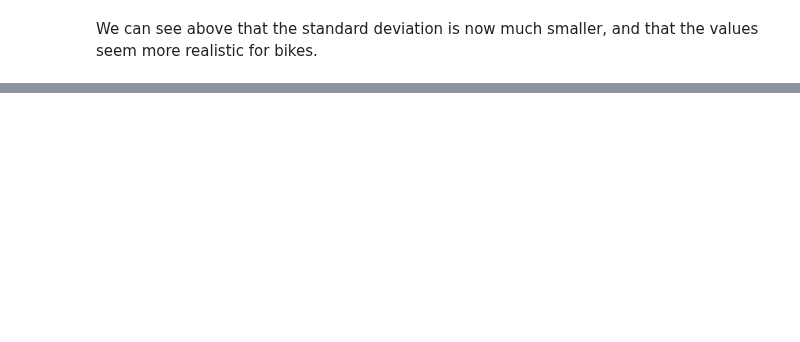
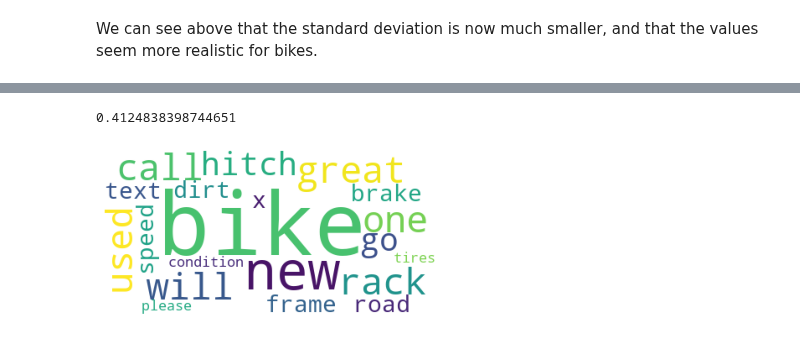
Before and after one commit to noeht/Data-Analytics---BEstimate, a Jupyter notebook: craigslist_preprocessing.ipynb, the cells around one changed output, grey strips where cells are left out. Drawn from its saved outputs; the diff is of its cells as text; code cells hidden in the pictures; blank space fills up the shorter version.

```diff
--- a/craigslist_preprocessing.ipynb
+++ b/craigslist_preprocessing.ipynb
@@ -906,0 +951,14 @@ We can see above that the standard deviation is now much smaller, and that the v
+# %%
+#Set parameters
+num_topics = 3 #The number of topics that should be generated
+passes = 10
+
+lda = LdaModel(corpus,
+              id2word=dictionary,
+              num_topics=num_topics,
+              passes=passes)
+
+pp = pprint.PrettyPrinter(indent=4)
+pp.pprint(lda.print_topics(num_words=8))
+
+lda.show_topic(2)
@@ -906,0 +985,53 @@ We can see above that the standard deviation is now much smaller, and that the v
+# %%
+lda_corpus = lda[corpus]
+
+# Find the threshold, let's set the threshold to be 1/#clusters,
+# To prove that the threshold is sane, we average the sum of all probabilities:
+scores = list(chain(*[[score for topic_id,score in topic] \
+                      for topic in [doc for doc in lda_corpus]]))
+threshold = sum(scores)/len(scores)
+print(threshold)
+index_cluster1=[]
+index_cluster2=[]
+index_cluster3=[]
+counter = -1
+for i,j in zip(lda_corpus,bike_desc_list):
+    counter+=1
+    for size in range(len(i)):
+        if i[size][1] > threshold:
+            if i[size][0] == 0:
+                index_cluster1.append(counter)
+            elif i[size][0] == 1:
+                index_cluster2.append(counter)
+            elif i[size][0] == 2:
+                index_cluster3.append(counter)
+# %% [output]
+0.4124838398744651
+# %%
+#We create word clouds to know which cluster corresponds to which topics
+
+def draw_wordcloud(lda,topicnum,min_size=0,STOPWORDS=[]):
+    word_list=[]
+    prob_total = 0
+    for word,prob in lda.show_topic(topicnum,topn=50):
+        prob_total +=prob
+    for word,prob in lda.show_topic(topicnum,topn=50):
+        if word in STOPWORDS or  len(word) < min_size:
+            continue
+        freq = int(prob/prob_total*100)
+        alist=[word]
+        word_list.extend(alist*freq)
+
+    %matplotlib inline
+    shuffle(word_list)
+    text = ' '.join(word_list)
+    wordcloud = WordCloud(stopwords=STOPWORDS,background_color='white',max_words=20).generate(text)
+
+    plt.axis('off')
+    plt.imshow(wordcloud)
+
+    return word_list
+
+word_list_1 = draw_wordcloud(lda,0)
+# %% [output]
+[figure, added]
```
Also changed, not shown: parts of 30 cells of this notebook, 7 other files.
